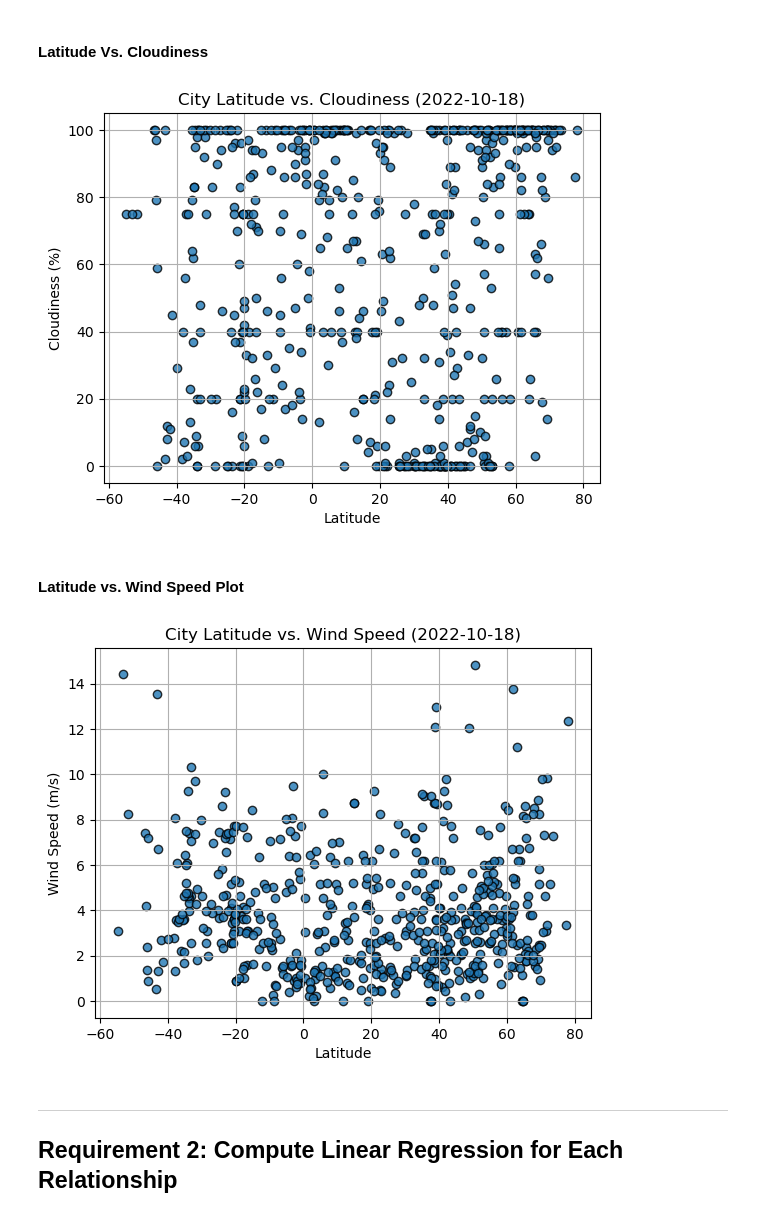
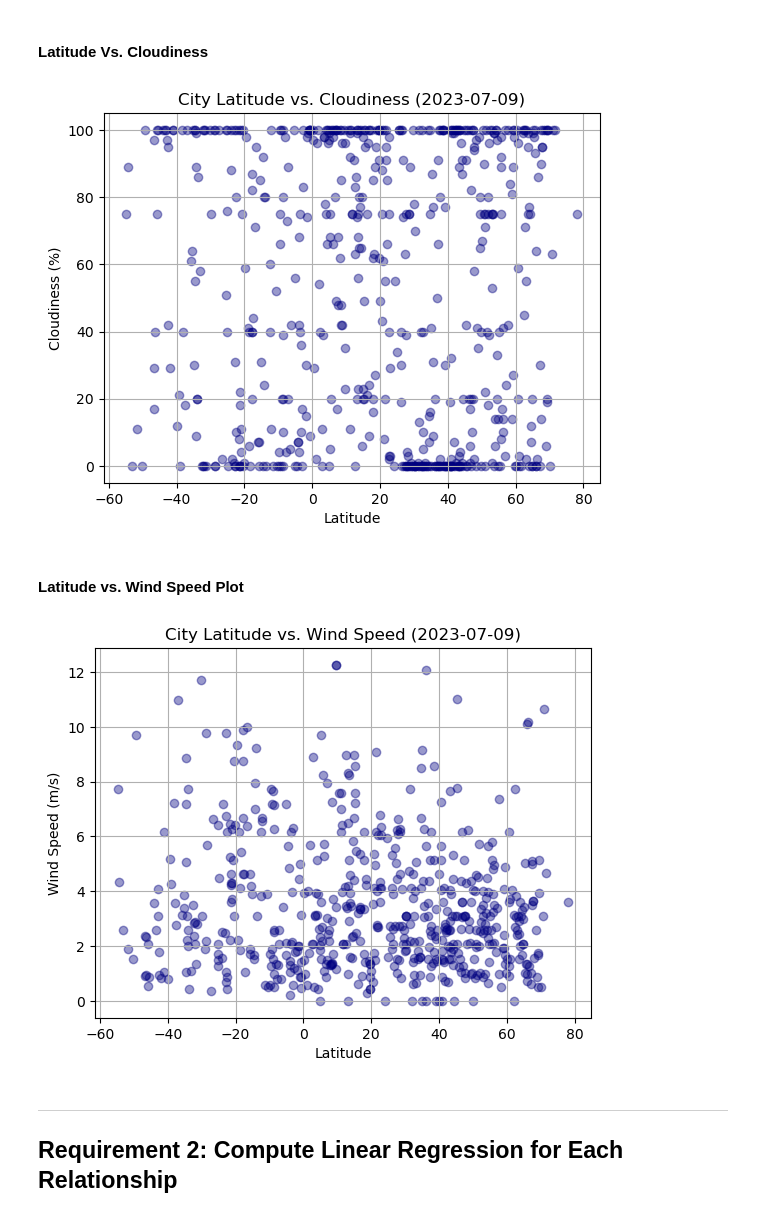
Before and after one commit to mattcalvrt/World_Weather_Analysis, a Jupyter notebook: WeatherPy/WeatherPy.ipynb, the cells around one changed output. Cells and saved outputs as stored; diff of their text form; code cells hidden in the pictures.

```diff
--- a/WeatherPy/WeatherPy.ipynb
+++ b/WeatherPy/WeatherPy.ipynb
@@ -223,10 +234,15 @@ plt.show()
 #### Latitude Vs. Cloudiness
 # %%
 # Build the scatter plots for latitude vs. cloudiness
-# YOUR CODE HERE
+x_values = city_data_df['Lat']
+y_values = city_data_df['Cloudiness']
+plt.scatter(x_values, y_values, color ='navy',alpha = 0.4)
 
 # Incorporate the other graph properties
-# YOUR CODE HERE
+plt.title("City Latitude vs. Cloudiness (2023-07-09)")
+plt.xlabel('Latitude')
+plt.ylabel('Cloudiness (%)')
+plt.grid(visible=True)
 
 # Save the figure
 plt.savefig("output_data/Fig3.png")
@@ -234,23 +250,28 @@ plt.savefig("output_data/Fig3.png")
 # Show plot
 plt.show()
 # %% [output]
-[figure, old version]
+[figure, new version]
 # %% [markdown]
 #### Latitude vs. Wind Speed Plot
 # %%
 # Build the scatter plots for latitude vs. wind speed
-# YOUR CODE HERE
+x_values = city_data_df['Lat']
+y_values = city_data_df['Wind Speed']
+plt.scatter(x_values, y_values, color ='navy',alpha = 0.4)
 
 # Incorporate the other graph properties
-# YOUR CODE HERE
+plt.title("City Latitude vs. Wind Speed (2023-07-09)")
+plt.xlabel('Latitude')
+plt.ylabel('Wind Speed (m/s)')
+plt.grid(visible=True)
 
 # Save the figure
 plt.savefig("output_data/Fig4.png")
 
 # Show plot
 plt.show()
 # %% [output]
-[figure, old version]
+[figure, new version]
 # %% [markdown]
 ---
 
```
Also changed, not shown: parts of 35 cells of this notebook, 5 other files.
